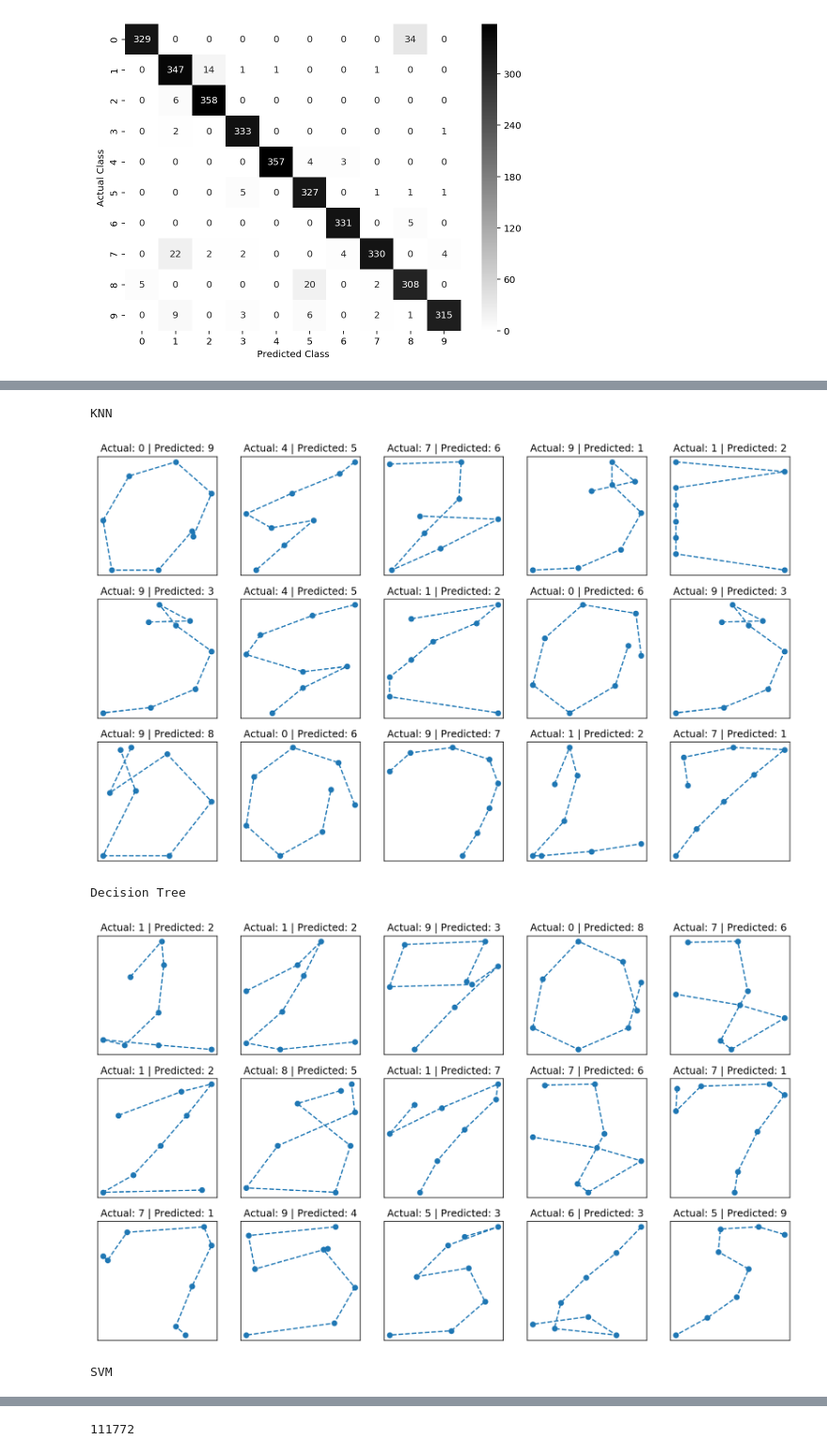
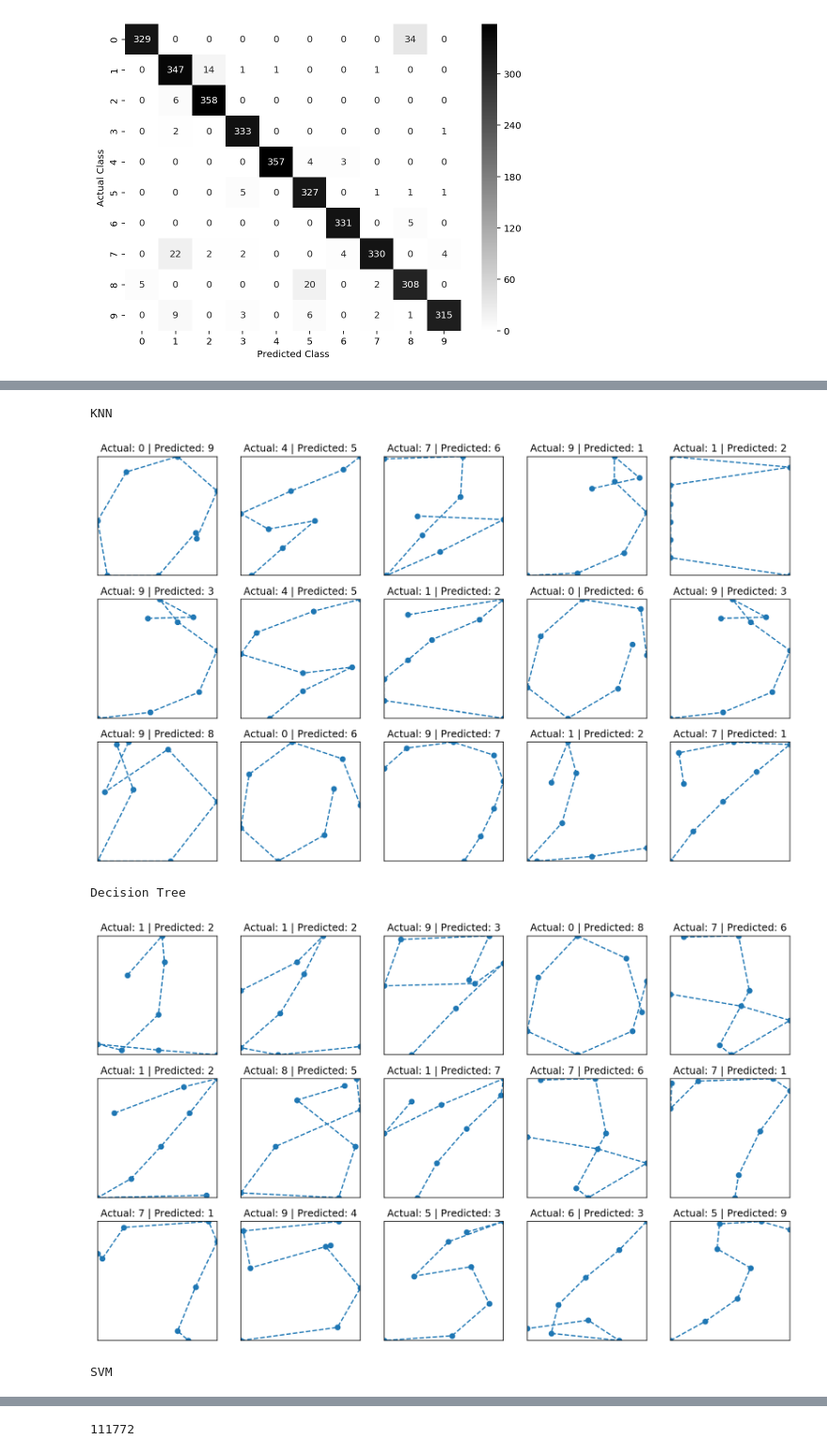
Before and after one commit to abpaudel/pen-digits-classification, a Jupyter notebook: Pen Digits Classification.ipynb, the cells around one changed output, grey strips where cells are left out. Shown at 94% size. Cells and saved outputs as stored; diff of their text form; code cells hidden in the pictures.

```diff
--- a/Pen Digits Classification.ipynb
+++ b/Pen Digits Classification.ipynb
@@ -28,6 +28,6 @@ train.head()
 | 3 | 0 | 67 | 49 | 83 | 100 | 100 | 81 | 80 | 60 | 60 | 40 | ... |
 | 4 | 100 | 100 | 88 | 99 | 49 | 74 | 17 | 47 | 0 | 16 | 37 | ... |
 # %%
-train.columns = ['x1','y1','x2','y2','x2','y3','x4','y4','x5','y5','x6','y6','x7','y7','x8','y8','label']
+train.columns = ['x1','y1','x2','y2','x3','y3','x4','y4','x5','y5','x6','y6','x7','y7','x8','y8','label']
 train.head()
 # %% [output]
@@ -332,24 +304,26 @@ knn.predict(Xtest)
 # %%
 for model, name in [(knn, 'KNN'), (tree, 'Decision Tree'), (svm, 'SVM')]:
     np.random.seed(2)
     y_pred = model.predict(Xtest)
     misclassified = np.where(ytest!=y_pred)[0]
     r, c = 3,5
     samples = np.random.choice(misclassified, r*c)
     fig = plt.figure(figsize=(15,9))
     for i in range(r*c):
         plt.subplot(r,c,i+1)
         p = Xtest.iloc[samples[i]].values.reshape((8,2))
         plt.plot(p[:,0],p[:,1],'--o')
         plt.title('Actual: '+str(ytest[samples[i]])+' | Predicted: '+str(y_pred[samples[i]]))
+        plt.xlim((0,100))
+        plt.ylim((0,100))
         plt.xticks([])
         plt.yticks([])
 #     fig.suptitle('Examples misclassified by '+ name)
     print(name)
     plt.show()
 # %% [output]
 KNN
-[figure, old version]
+[figure, new version]
 Decision Tree
-[figure, old version]
+[figure, new version]
 SVM
```
Also changed, not shown: parts of 14 cells of this notebook.
